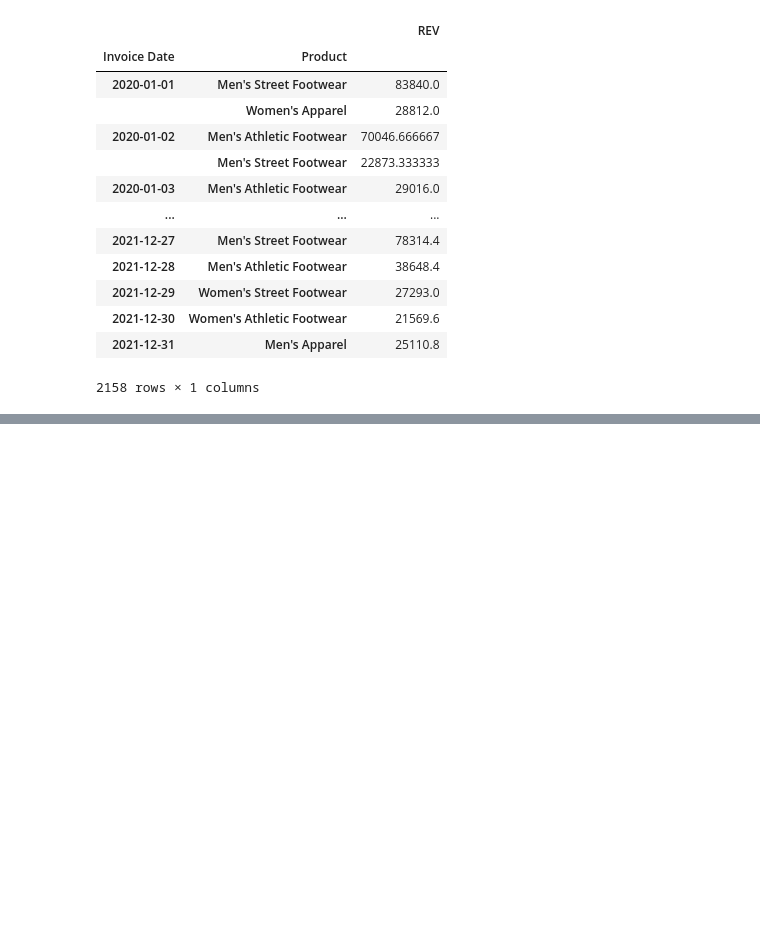
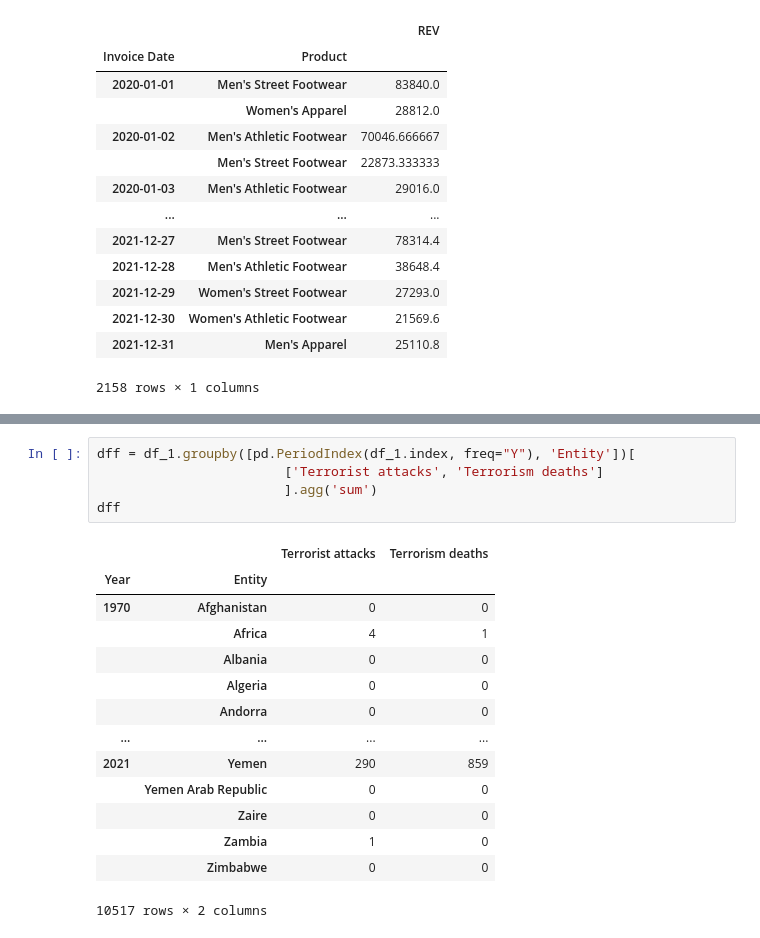
Before and after one commit to DTsapin/Python_DS-ML_practice, a Jupyter notebook: loop_and_pandas_practic.ipynb, the cells around one changed output, grey strips where cells are left out. Drawn from its saved outputs; the diff is of its cells as text; blank space fills up the shorter version.

```diff
--- a/loop_and_pandas_practic.ipynb
+++ b/loop_and_pandas_practic.ipynb
@@ -224,0 +260,20 @@ df_total_revenue.set_axis(["REV"], axis="columns")
+# %%
+dff = df_1.groupby([pd.PeriodIndex(df_1.index, freq="Y"), 'Entity'])[
+                        ['Terrorist attacks', 'Terrorism deaths']
+                        ].agg('sum')
+dff
+# %% [output]
+|  |  | Terrorist attacks | Terrorism deaths |
+| Year | Entity |  |  |
+| 1970 | Afghanistan | 0 | 0 |
+|  | Africa | 4 | 1 |
+|  | Albania | 0 | 0 |
+|  | Algeria | 0 | 0 |
+|  | Andorra | 0 | 0 |
+| ... | ... | ... | ... |
+| 2021 | Yemen | 290 | 859 |
+|  | Yemen Arab Republic | 0 | 0 |
+|  | Zaire | 0 | 0 |
+|  | Zambia | 1 | 0 |
+|  | Zimbabwe | 0 | 0 |
+10517 rows × 2 columns
```
Also changed, not shown: parts of 4 cells of this notebook.
